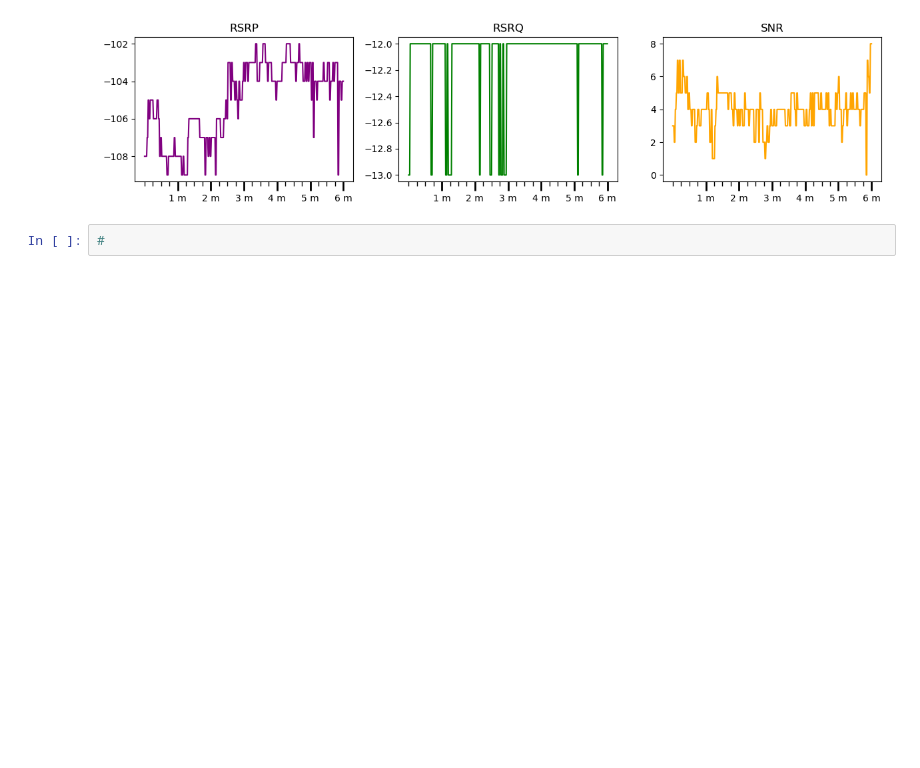
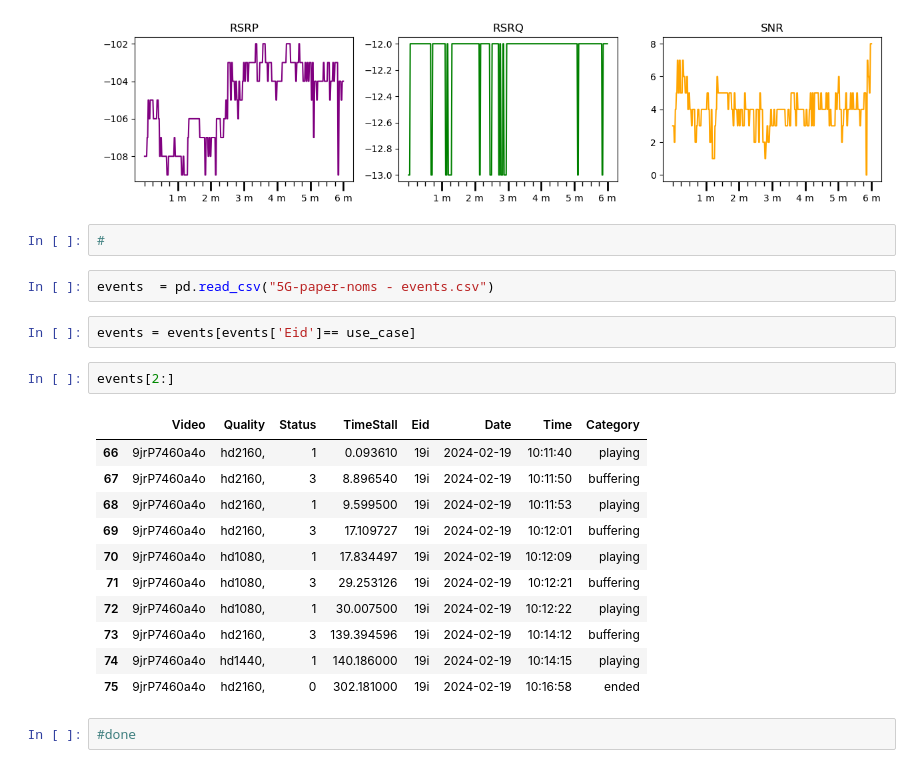
Before and after one commit to razaulmustafa852/savsnsa5g, a Jupyter notebook: FIGSGIT.ipynb, the cells around one changed output. Drawn from its saved outputs; the diff is of its cells as text; blank space fills up the shorter version.

```diff
--- a/FIGSGIT.ipynb
+++ b/FIGSGIT.ipynb
@@ -87,3 +87,23 @@ plt.show()
 [figure]
 # %%
 #
+# %%
+events  = pd.read_csv("5G-paper-noms - events.csv")
+# %%
+events = events[events['Eid']== use_case]
+# %%
+events[2:]
+# %% [output]
+|  | Video | Quality | Status | TimeStall | Eid | Date | Time | Category |
+| 66 | 9jrP7460a4o | hd2160, | 1 | 0.093610 | 19i | 2024-02-19 | 10:11:40 | playing |
+| 67 | 9jrP7460a4o | hd2160, | 3 | 8.896540 | 19i | 2024-02-19 | 10:11:50 | buffering |
+| 68 | 9jrP7460a4o | hd2160, | 1 | 9.599500 | 19i | 2024-02-19 | 10:11:53 | playing |
+| 69 | 9jrP7460a4o | hd2160, | 3 | 17.109727 | 19i | 2024-02-19 | 10:12:01 | buffering |
+| 70 | 9jrP7460a4o | hd1080, | 1 | 17.834497 | 19i | 2024-02-19 | 10:12:09 | playing |
+| 71 | 9jrP7460a4o | hd1080, | 3 | 29.253126 | 19i | 2024-02-19 | 10:12:21 | buffering |
+| 72 | 9jrP7460a4o | hd1080, | 1 | 30.007500 | 19i | 2024-02-19 | 10:12:22 | playing |
+| 73 | 9jrP7460a4o | hd2160, | 3 | 139.394596 | 19i | 2024-02-19 | 10:14:12 | buffering |
+| 74 | 9jrP7460a4o | hd1440, | 1 | 140.186000 | 19i | 2024-02-19 | 10:14:15 | playing |
+| 75 | 9jrP7460a4o | hd2160, | 0 | 302.181000 | 19i | 2024-02-19 | 10:16:58 | ended |
+# %%
+#done
```
